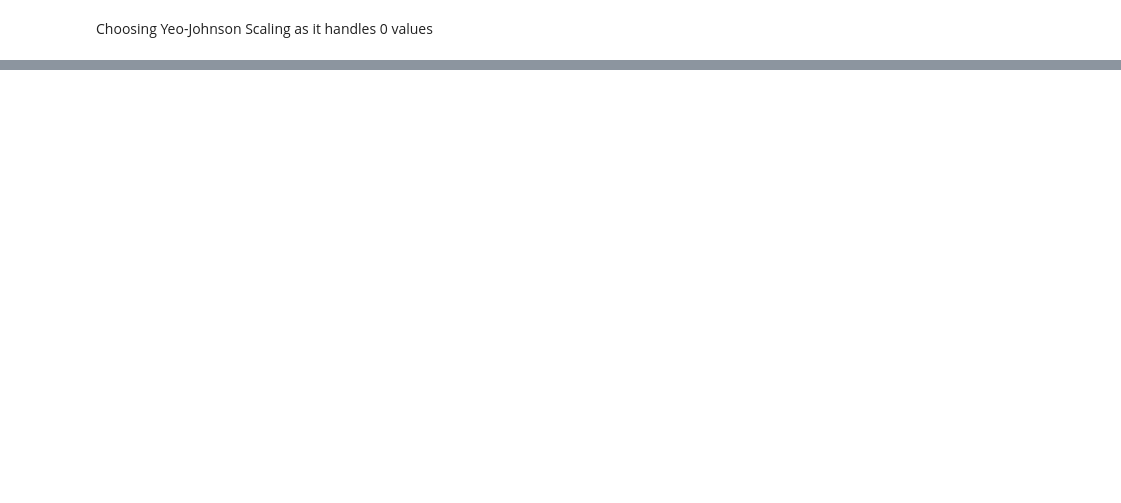
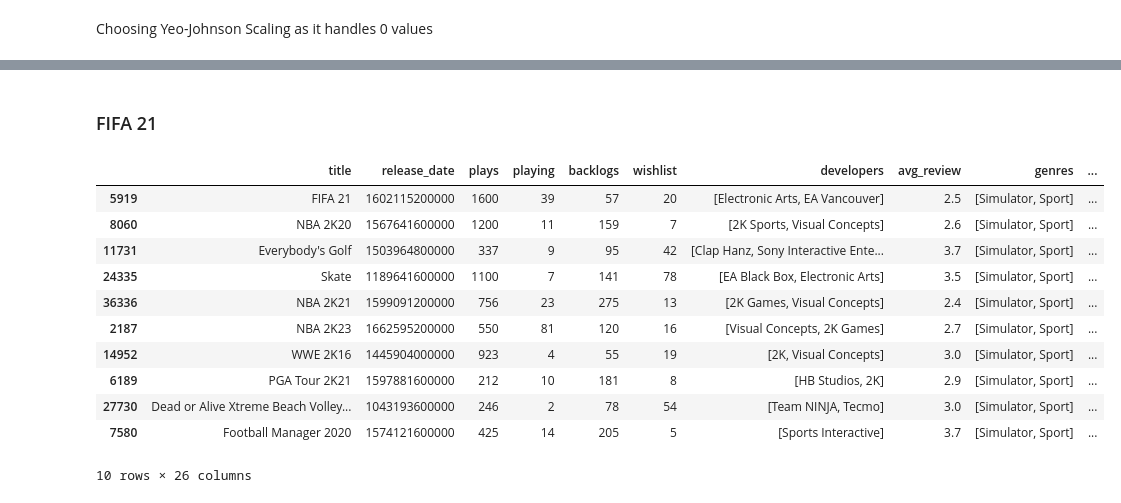
Before and after one commit to Ant-mel/legendary_game_recs, a Jupyter notebook: notebooks/baseline_model.ipynb, the cells around one changed output, grey strips where cells are left out. Saved outputs shown, nothing was run; the diff lists cells and outputs as text; code cells hidden in the pictures; blank space fills up the shorter version.

```diff
--- a/notebooks/baseline_model.ipynb
+++ b/notebooks/baseline_model.ipynb
@@ -164,0 +196,17 @@ transfomed_X_train[0].hist()
+# %% [markdown]
+### FIFA 21
+# %%
+predict_baseline_model(5919, scaled_knn, final_data, transfomed_X_train)
+# %% [output]
+|  | title | release_date | plays | playing | backlogs | wishlist | developers | avg_review | genres | ... |
+| 5919 | FIFA 21 | 1602115200000 | 1600 | 39 | 57 | 20 | [Electronic Arts, EA Vancouver] | 2.5 | [Simulator, Sport] | ... |
+| 8060 | NBA 2K20 | 1567641600000 | 1200 | 11 | 159 | 7 | [2K Sports, Visual Concepts] | 2.6 | [Simulator, Sport] | ... |
+| 11731 | Everybody's Golf | 1503964800000 | 337 | 9 | 95 | 42 | [Clap Hanz, Sony Interactive Ente... | 3.7 | [Simulator, Sport] | ... |
+| 24335 | Skate | 1189641600000 | 1100 | 7 | 141 | 78 | [EA Black Box, Electronic Arts] | 3.5 | [Simulator, Sport] | ... |
+| 36336 | NBA 2K21 | 1599091200000 | 756 | 23 | 275 | 13 | [2K Games, Visual Concepts] | 2.4 | [Simulator, Sport] | ... |
+| 2187 | NBA 2K23 | 1662595200000 | 550 | 81 | 120 | 16 | [Visual Concepts, 2K Games] | 2.7 | [Simulator, Sport] | ... |
+| 14952 | WWE 2K16 | 1445904000000 | 923 | 4 | 55 | 19 | [2K, Visual Concepts] | 3.0 | [Simulator, Sport] | ... |
+| 6189 | PGA Tour 2K21 | 1597881600000 | 212 | 10 | 181 | 8 | [HB Studios, 2K] | 2.9 | [Simulator, Sport] | ... |
+| 27730 | Dead or Alive Xtreme Beach Volley... | 1043193600000 | 246 | 2 | 78 | 54 | [Team NINJA, Tecmo] | 3.0 | [Simulator, Sport] | ... |
+| 7580 | Football Manager 2020 | 1574121600000 | 425 | 14 | 205 | 5 | [Sports Interactive] | 3.7 | [Simulator, Sport] | ... |
+10 rows × 26 columns
```
Also changed, not shown: parts of 12 cells of this notebook.
